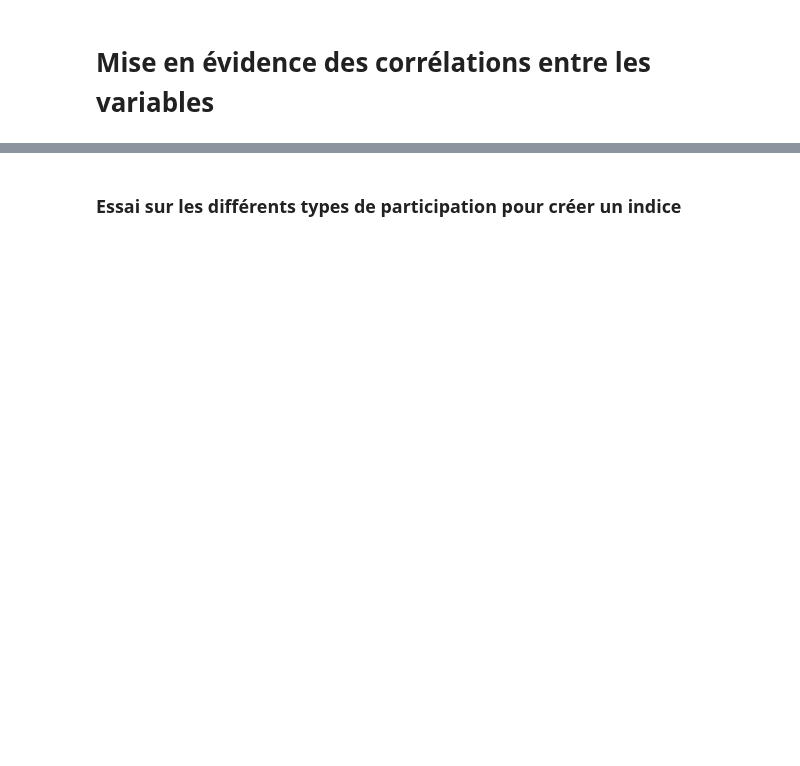
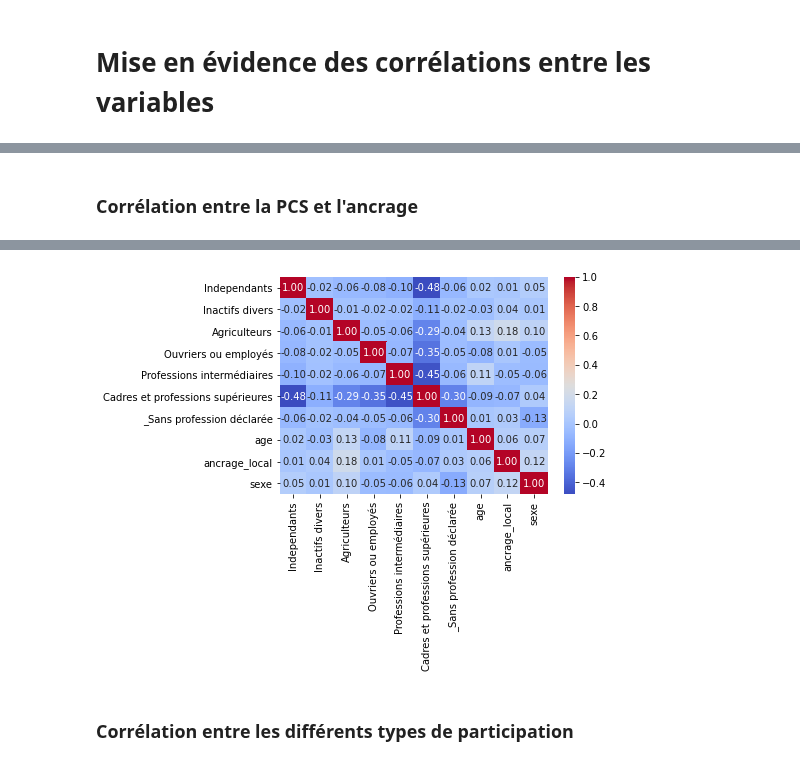
Before and after one commit to p-contamin/Prediction-de-l-activite-des-deputes-francais, a Jupyter notebook: 2. Data Viz/Graphiques de visualisation.ipynb, the cells around one changed output, grey strips where cells are left out. Saved outputs shown, nothing was run; the diff lists cells and outputs as text; code cells hidden in the pictures; blank space fills up the shorter version.

```diff
--- a/2. Data Viz/Graphiques de visualisation.ipynb
+++ b/2. Data Viz/Graphiques de visualisation.ipynb
@@ -171,0 +145,8 @@ df1.corr()
+# %% [markdown]
+### Corrélation entre la PCS et l'ancrage
+# %%
+df2 = tab_final.loc[:,[ "Independants", 'Inactifs divers', "Agriculteurs", "Ouvriers ou employés", "Professions intermédiaires", "Cadres et professions supérieures", '_Sans profession déclarée','age', "ancrage_local", "sexe"]]
+
+sns.heatmap(df2.corr(), cmap='coolwarm', annot=True, fmt=".2f")
+df2.corr()
+# %% [output]
@@ -172,3 +164,4 @@ df1.corr()
+[figure, added]
 # %% [markdown]
-### Essai sur les différents types de participation pour créer un indice
+### Corrélation entre les différents types de participation
 # %%
```
Also changed, not shown: parts of 14 cells of this notebook.
